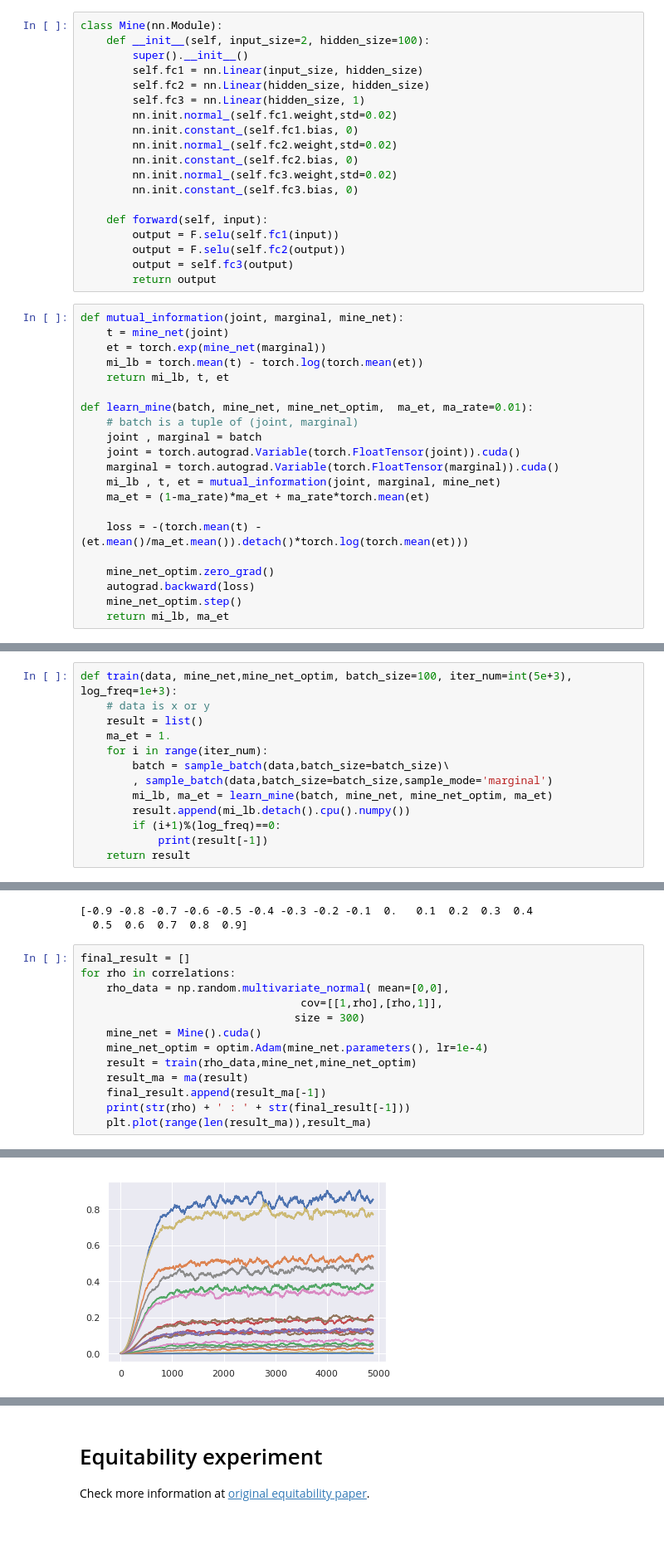
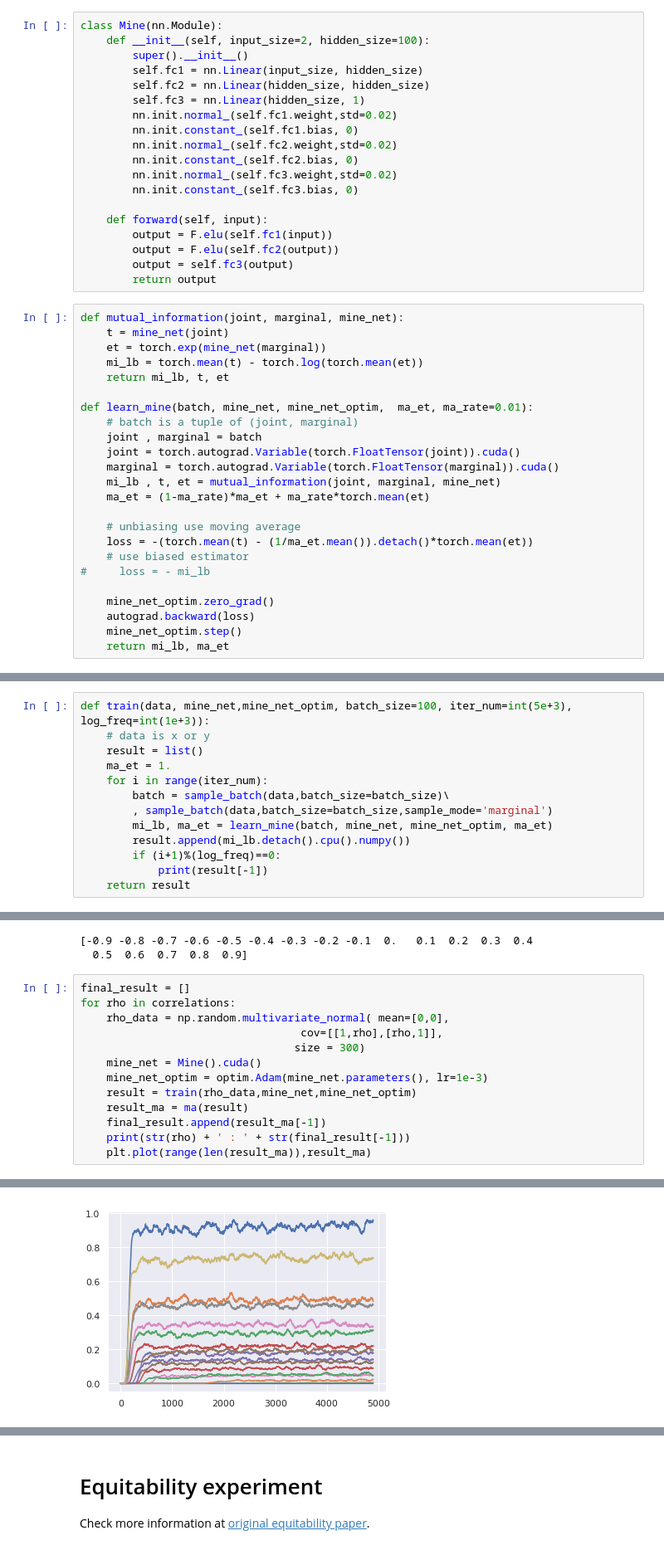
Before and after one commit to sungyubkim/MINE-Mutual-Information-Neural-Estimation-, a Jupyter notebook: MINE.ipynb, the cells around one changed output, grey strips where cells are left out. Shown at 83% size. Drawn from its saved outputs; the diff is of its cells as text.

```diff
--- a/MINE.ipynb
+++ b/MINE.ipynb
@@ -63,8 +63,8 @@ class Mine(nn.Module):
         nn.init.constant_(self.fc3.bias, 0)
 
     def forward(self, input):
-        output = F.selu(self.fc1(input))
-        output = F.selu(self.fc2(output))
+        output = F.elu(self.fc1(input))
+        output = F.elu(self.fc2(output))
         output = self.fc3(output)
         return output
 # %%
@@ -82,7 +82,10 @@ def learn_mine(batch, mine_net, mine_net_optim,  ma_et, ma_rate=0.01):
     mi_lb , t, et = mutual_information(joint, marginal, mine_net)
     ma_et = (1-ma_rate)*ma_et + ma_rate*torch.mean(et)
 
-    loss = -(torch.mean(t) - (et.mean()/ma_et.mean()).detach()*torch.log(torch.mean(et)))
+    # unbiasing use moving average
+    loss = -(torch.mean(t) - (1/ma_et.mean()).detach()*torch.mean(et))
+    # use biased estimator
+#     loss = - mi_lb
 
     mine_net_optim.zero_grad()
     autograd.backward(loss)
@@ -111,5 +114,5 @@ sns.scatterplot(x=marginal_data[:,0],y=marginal_data[:,1])
 # %%
-def train(data, mine_net,mine_net_optim, batch_size=100, iter_num=int(5e+3), log_freq=1e+3):
+def train(data, mine_net,mine_net_optim, batch_size=100, iter_num=int(5e+3), log_freq=int(1e+3)):
     # data is x or y
     result = list()
     ma_et = 1.
@@ -175,7 +178,7 @@ for rho in correlations:
                                   cov=[[1,rho],[rho,1]],
                                  size = 300)
     mine_net = Mine().cuda()
-    mine_net_optim = optim.Adam(mine_net.parameters(), lr=1e-4)
+    mine_net_optim = optim.Adam(mine_net.parameters(), lr=1e-3)
     result = train(rho_data,mine_net,mine_net_optim)
     result_ma = ma(result)
     final_result.append(result_ma[-1])
@@ -202,4 +205,4 @@ for rho in correlations:
-[figure, old version]
+[figure, new version]
 # %%
 plt.plot(correlations, final_result)
 # %% [output]
```
Also changed, not shown: parts of 12 cells of this notebook.
